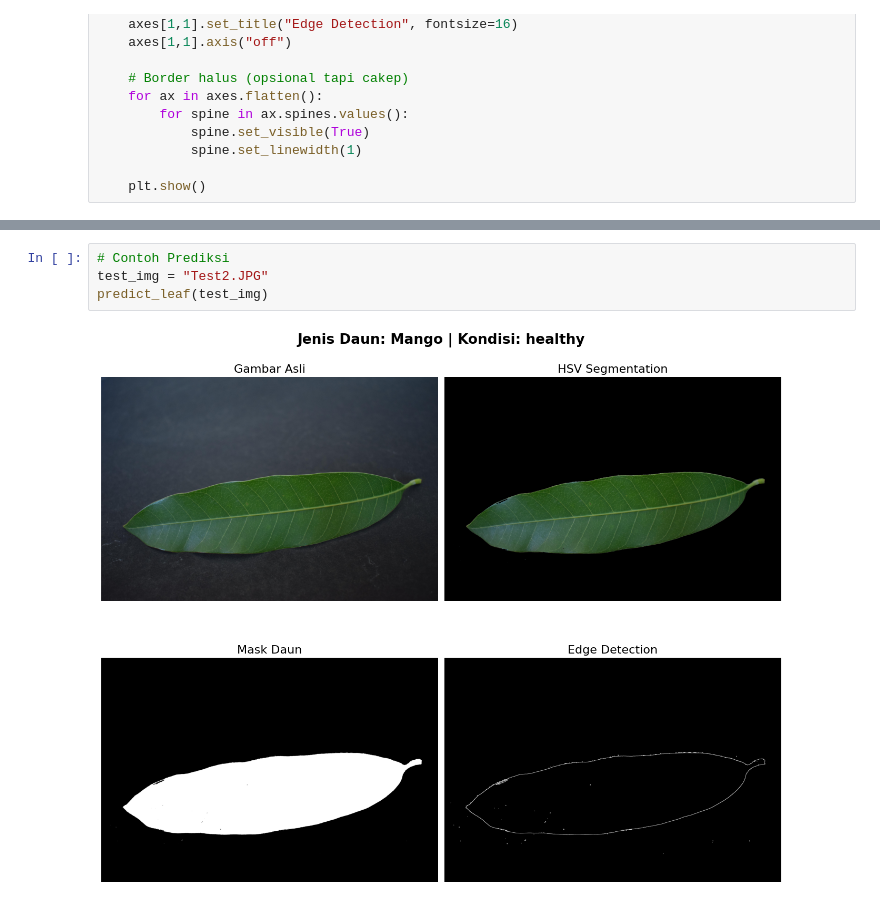
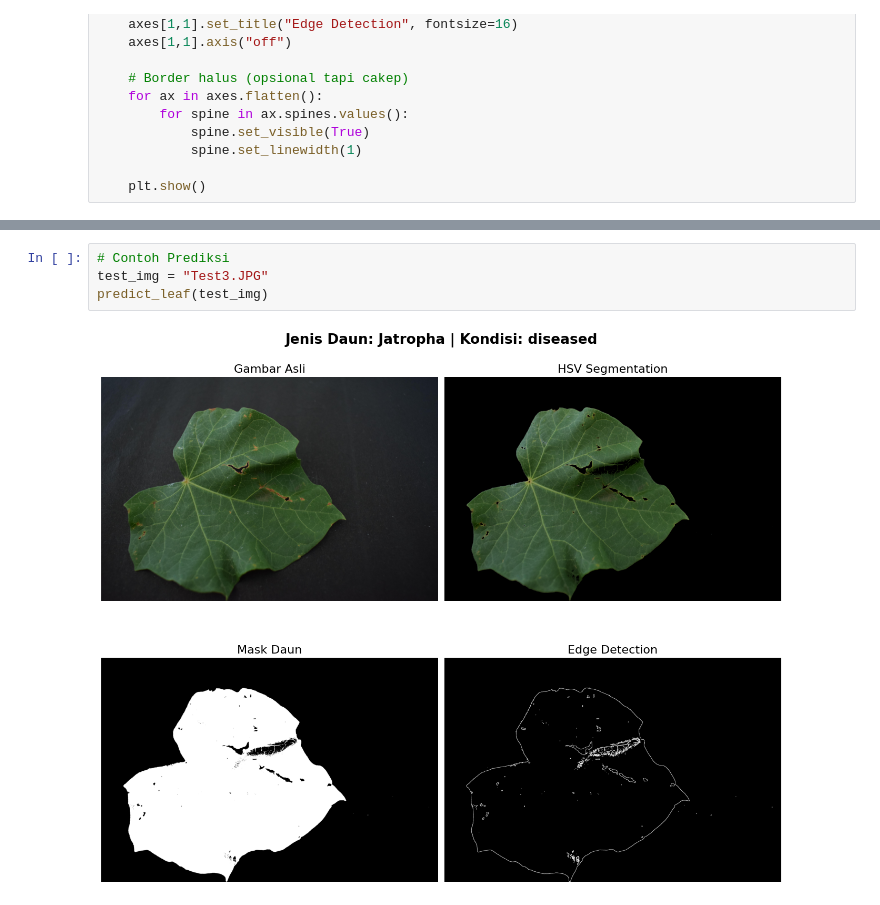
Before and after one commit to anisaramadhani/Project_UAS_VisiKomputer, a Jupyter notebook: UAS.ipynb, the cells around one changed output, grey strips where cells are left out. Drawn from its saved outputs; the diff is of its cells as text.

```diff
--- a/UAS.ipynb
+++ b/UAS.ipynb
@@ -267,7 +267,7 @@ predict_leaf(test_img)
 [figure]
 # %%
 # Contoh Prediksi
-test_img = "Test2.JPG"
+test_img = "Test3.JPG"
 predict_leaf(test_img)
 # %% [output]
-[figure, old version]
+[figure, new version]
```
Also changed, not shown: parts of 2 cells of this notebook, 1 other file.
